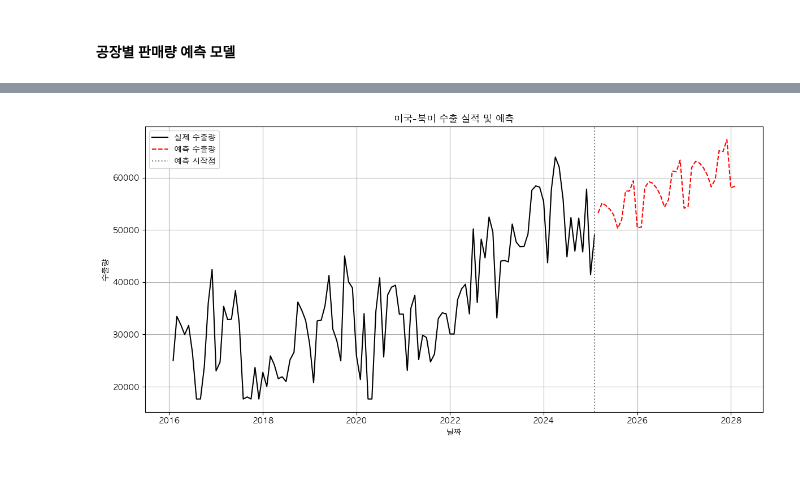
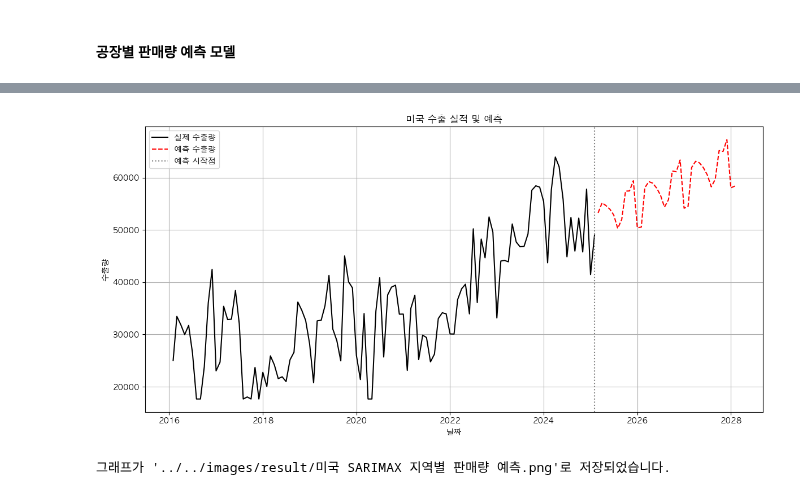
Before and after one commit to CodeWorks-hi/mini-project-2, a Jupyter notebook: jupyter_notebooks/모델_개발/car_recom_model.ipynb, the cells around one changed output, grey strips where cells are left out. Cells and saved outputs as stored; diff of their text form; code cells hidden in the pictures.

```diff
--- a/jupyter_notebooks/모델_개발/car_recom_model.ipynb
+++ b/jupyter_notebooks/모델_개발/car_recom_model.ipynb
@@ -447,6 +500,9 @@ WARNING:absl:You are saving your model as an HDF5 file via `model.save()` or `ke
 # %%
 import pandas as pd
 from statsmodels.tsa.statespace.sarimax import SARIMAX
+import matplotlib.pyplot as plt
+import os
+import joblib
 
 def load_data(file_path):
     df = pd.read_csv(file_path)
@@ -478,29 +534,7 @@ def forecast_future(fit_model, series, periods):
     })
     return result
 
-
-file_path = "../../data/processed/현대_지역별수출실적_전처리.csv"  # 본인 환경에 맞게 경로 설정
-region_name = "미국-북미"  # 입력받을 지역명
-forecast_months = 36   # 예측할 개월 수
-
-df = load_data(file_path)
-df['지역명'] = df['지역명'].astype(str) + '-' + df['대륙'].astype(str).str.zfill(2)
-
-# 기존 컬럼 제거
-df = df.drop(columns=['대륙'])
-
-# '날짜' 컬럼을 맨 앞으로 이동
-cols = ['지역명'] + [col for col in df.columns if col != '지역명']
-df = df[cols]
-region_series = prepare_region_series(df, region_name)
-model = train_sarimax_model(region_series)
-forecast_result = forecast_future(model, region_series, forecast_months)
-
-print(forecast_result)
-
-import matplotlib.pyplot as plt
-
-def plot_series_with_forecast(series, forecast_result, region_name):
+def plot_series_with_forecast(series, forecast_result, region_name, save_path=None):
     # 실제값
     actual = series.copy()
 
@@ -521,5 +555,55 @@ def plot_series_with_forecast(series, forecast_result, region_name):
     plt.grid(True)
     plt.tight_layout()
     plt.show()
+
+    save_path = f"../../images/result/{region_name} SARIMAX 지역별 판매량 예측.png"
+
+    # 이미지 저장
+    if save_path:
+        plt.savefig(save_path, dpi=300)  # 해상도 조정 가능
+        print(f"그래프가 '{save_path}'로 저장되었습니다.")
+
+    plt.show()
+
+
+
+file_path = "../../data/processed/현대_지역별수출실적_전처리.csv"  # 본인 환경에 맞게 경로 설정
+
+df = load_data(file_path)
+
+# 기존 컬럼 제거
+df = df.drop(columns=['대륙'])
+
+# '날짜' 컬럼을 맨 앞으로 이동
+cols = ['지역명'] + [col for col in df.columns if col != '지역명']
+df = df[cols]
+
+region_name = "미국"  # 입력받을 지역명
+forecast_months = 36   # 예측할 개월 수
+
+
+def get_model_path(region_name):
+    return f"../../models/sarimax_region_{region_name}_model.pkl"
+
+def ensure_model(region_name):
+    model_path = get_model_path(region_name)
+
+    if os.path.exists(model_path):
+        print(f"✅ 저장된 모델이 존재합니다: {model_path}")
+        return True
+    else:
+        print(f"🚀 모델이 존재하지 않아 새로 학습합니다: {model_path}")
+        return False
+
+status = ensure_model(region_name)
+
+if status:
+    model = joblib.load(get_model_path(region_name))
+else:
+    region_series = prepare_region_series(df, region_name)
+    model = train_sarimax_model(region_series)
+    joblib.dump(model, f"../../models/sarimax_region_{region_name}_model.pkl")
+
+forecast_result = forecast_future(model, region_series, forecast_months)
 plot_series_with_forecast(region_series, forecast_result, region_name)
 # %% [output]
@@ -543 +611,2 @@ plot_series_with_forecast(region_series, forecast_result, region_name)
-[figure, old version]
+[figure, new version]
+그래프가 '../../images/result/미국 SARIMAX 지역별 판매량 예측.png'로 저장되었습니다.
```
Also changed, not shown: parts of 13 cells of this notebook, 21 other files.
